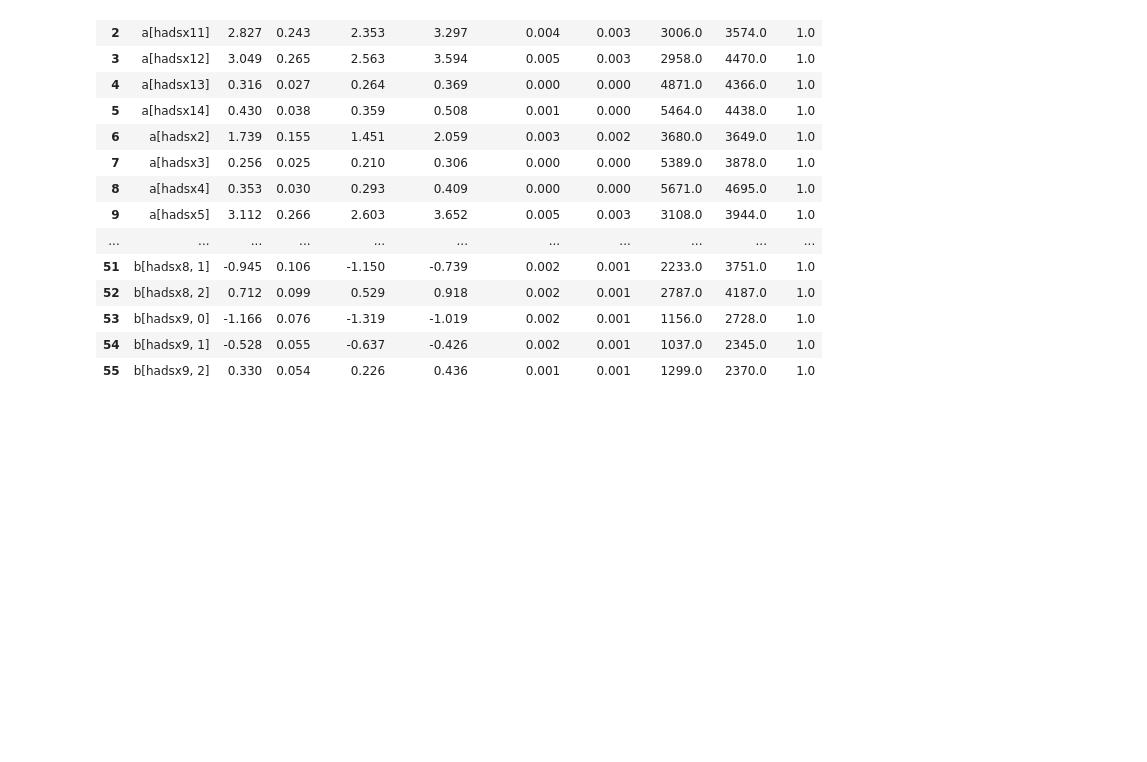
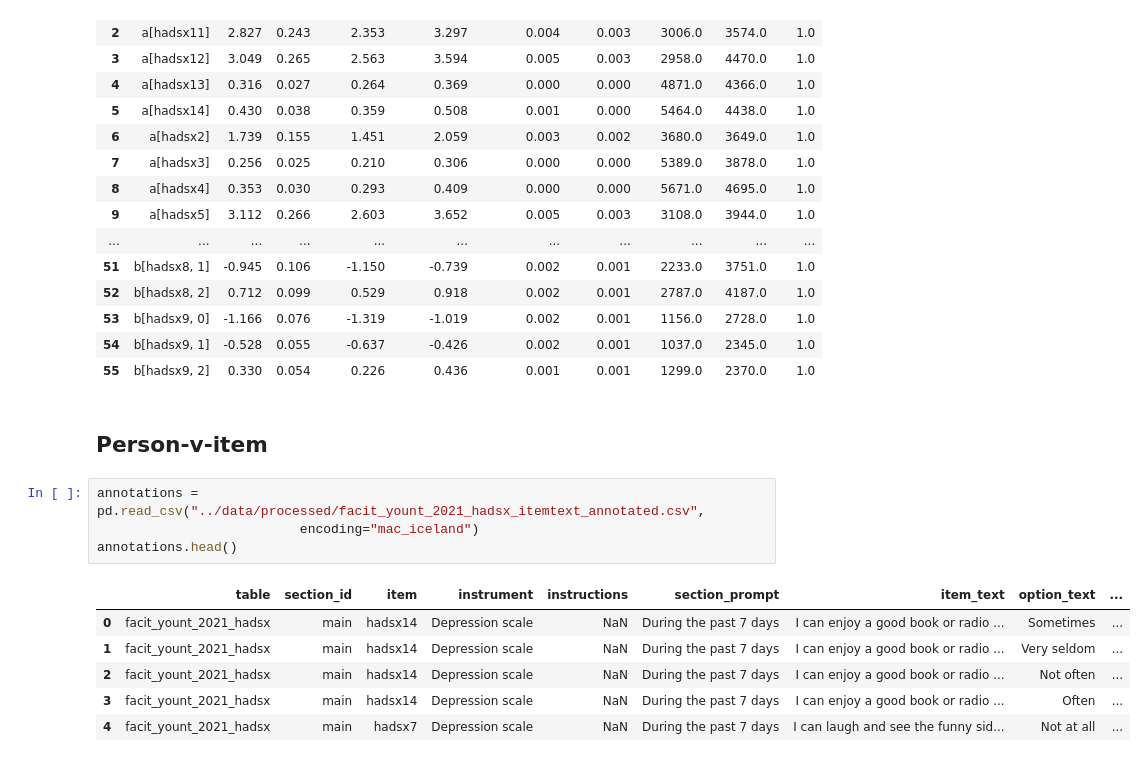
Before and after one commit to mlchrzan/llmpairs, a Jupyter notebook: notebooks/eda.ipynb, the cells around one changed output. Cells and saved outputs as stored; diff of their text form; blank space fills up the shorter version.

```diff
--- a/notebooks/eda.ipynb
+++ b/notebooks/eda.ipynb
@@ -750,3 +750,16 @@ grm
 | 53 | b[hadsx9, 0] | -1.166 | 0.076 | -1.319 | -1.019 | 0.002 | 0.001 | 1156.0 | 2728.0 | 1.0 |
 | 54 | b[hadsx9, 1] | -0.528 | 0.055 | -0.637 | -0.426 | 0.002 | 0.001 | 1037.0 | 2345.0 | 1.0 |
 | 55 | b[hadsx9, 2] | 0.330 | 0.054 | 0.226 | 0.436 | 0.001 | 0.001 | 1299.0 | 2370.0 | 1.0 |
+# %% [markdown]
+## Person-v-item
+# %%
+annotations = pd.read_csv("../data/processed/facit_yount_2021_hadsx_itemtext_annotated.csv",
+                          encoding="mac_iceland")
+annotations.head()
+# %% [output]
+|  | table | section_id | item | instrument | instructions | section_prompt | item_text | option_text | ... |
+| 0 | facit_yount_2021_hadsx | main | hadsx14 | Depression scale | NaN | During the past 7 days | I can enjoy a good book or radio ... | Sometimes | ... |
+| 1 | facit_yount_2021_hadsx | main | hadsx14 | Depression scale | NaN | During the past 7 days | I can enjoy a good book or radio ... | Very seldom | ... |
+| 2 | facit_yount_2021_hadsx | main | hadsx14 | Depression scale | NaN | During the past 7 days | I can enjoy a good book or radio ... | Not often | ... |
+| 3 | facit_yount_2021_hadsx | main | hadsx14 | Depression scale | NaN | During the past 7 days | I can enjoy a good book or radio ... | Often | ... |
+| 4 | facit_yount_2021_hadsx | main | hadsx7 | Depression scale | NaN | During the past 7 days | I can laugh and see the funny sid... | Not at all | ... |
```
Also changed, not shown: parts of 6 cells of this notebook, 5 other files.
